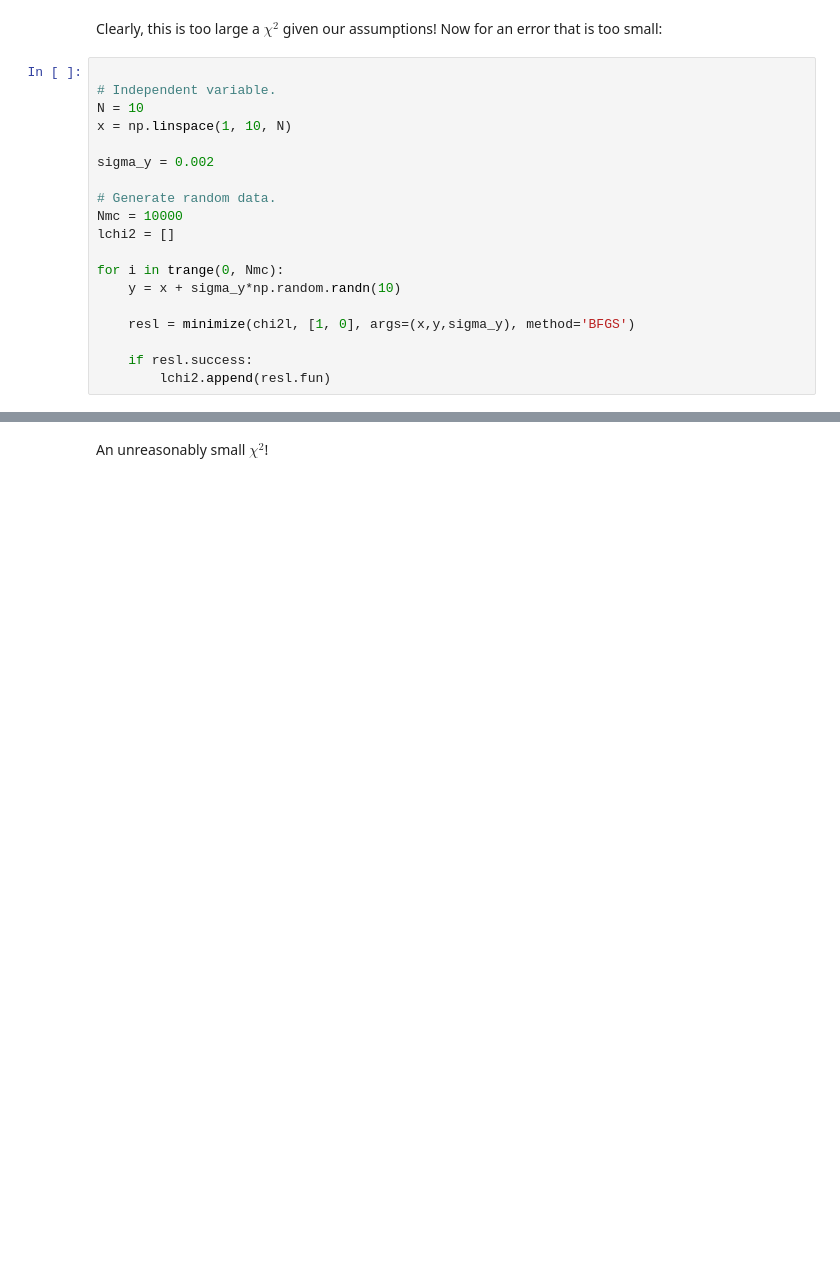
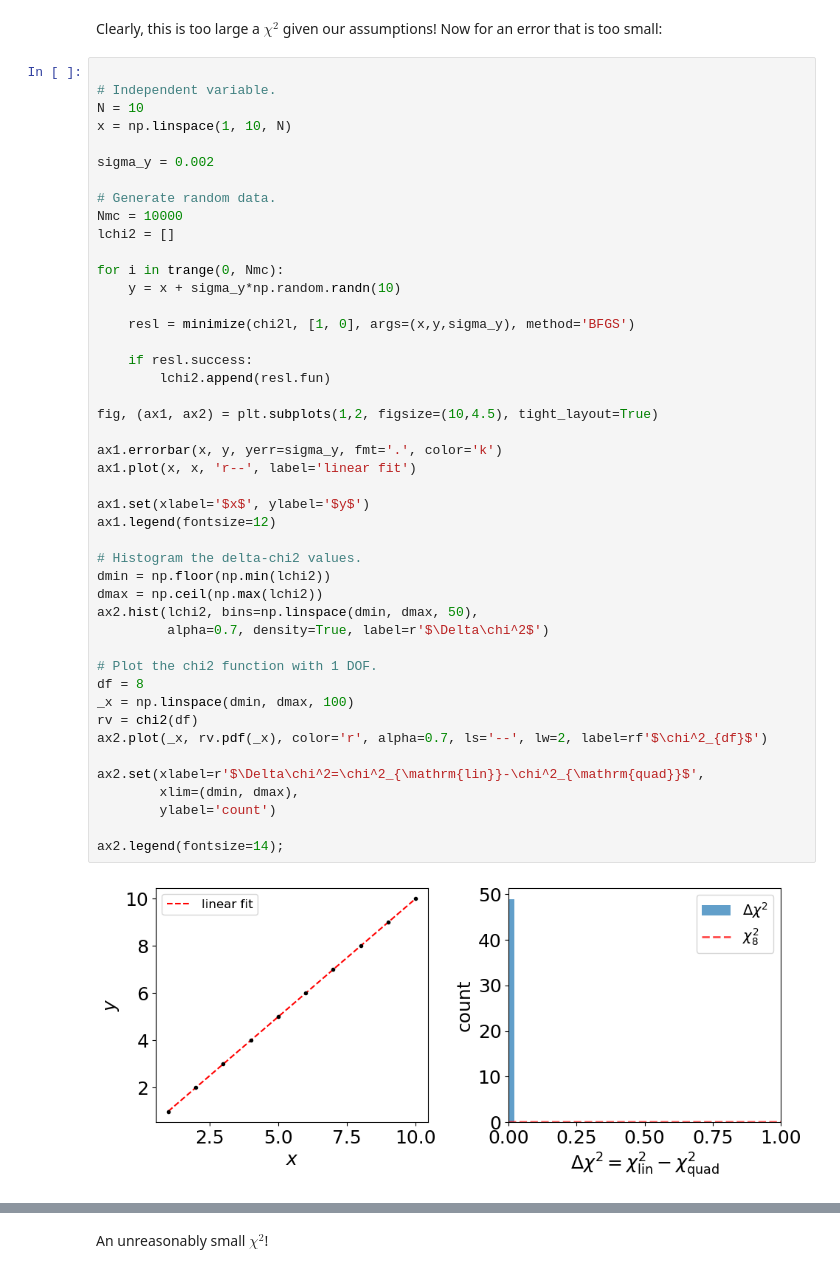
Before and after one commit to aidanwmw/PHYS403, a Jupyter notebook: homework/hw2.ipynb, the cells around one changed output, grey strips where cells are left out. Drawn from its saved outputs; the diff is of its cells as text; blank space fills up the shorter version.

```diff
--- a/homework/hw2.ipynb
+++ b/homework/hw2.ipynb
@@ -214,24 +267,52 @@ print(np.mean(lchi2), np.std(lchi2)**2)
 # %% [markdown]
 Clearly, this is too large a $\chi^2$ given our assumptions! Now for an error that is too small:
-# %%
-
-# Independent variable.
-N = 10
-x = np.linspace(1, 10, N)
-
-sigma_y = 0.002
-
-# Generate random data.
-Nmc = 10000
-lchi2 = []
-
-for i in trange(0, Nmc):
-    y = x + sigma_y*np.random.randn(10)
-
-    resl = minimize(chi2l, [1, 0], args=(x,y,sigma_y), method='BFGS')
-
-    if resl.success:
-        lchi2.append(resl.fun)
+# %%
+
+# Independent variable.
+N = 10
+x = np.linspace(1, 10, N)
+
+sigma_y = 0.002
+
+# Generate random data.
+Nmc = 10000
+lchi2 = []
+
+for i in trange(0, Nmc):
+    y = x + sigma_y*np.random.randn(10)
+
+    resl = minimize(chi2l, [1, 0], args=(x,y,sigma_y), method='BFGS')
+
+    if resl.success:
+        lchi2.append(resl.fun)
+
+fig, (ax1, ax2) = plt.subplots(1,2, figsize=(10,4.5), tight_layout=True)
+
+ax1.errorbar(x, y, yerr=sigma_y, fmt='.', color='k')
+ax1.plot(x, x, 'r--', label='linear fit')
+
+ax1.set(xlabel='$x$', ylabel='$y$')
+ax1.legend(fontsize=12)
+
+# Histogram the delta-chi2 values.
+dmin = np.floor(np.min(lchi2))
+dmax = np.ceil(np.max(lchi2))
+ax2.hist(lchi2, bins=np.linspace(dmin, dmax, 50),
+         alpha=0.7, density=True, label=r'$\Delta\chi^2$')
+
+# Plot the chi2 function with 1 DOF.
+df = 8
+_x = np.linspace(dmin, dmax, 100)
+rv = chi2(df)
+ax2.plot(_x, rv.pdf(_x), color='r', alpha=0.7, ls='--', lw=2, label=rf'$\chi^2_{df}$')
+
+ax2.set(xlabel=r'$\Delta\chi^2=\chi^2_{\mathrm{lin}}-\chi^2_{\mathrm{quad}}$',
+        xlim=(dmin, dmax),
+        ylabel='count')
+
+ax2.legend(fontsize=14);
+# %% [output]
+[figure, added]
 # %%
 print(np.mean(lchi2), np.std(lchi2)**2)
 # %% [output]
```
Also changed, not shown: parts of 5 cells of this notebook.
